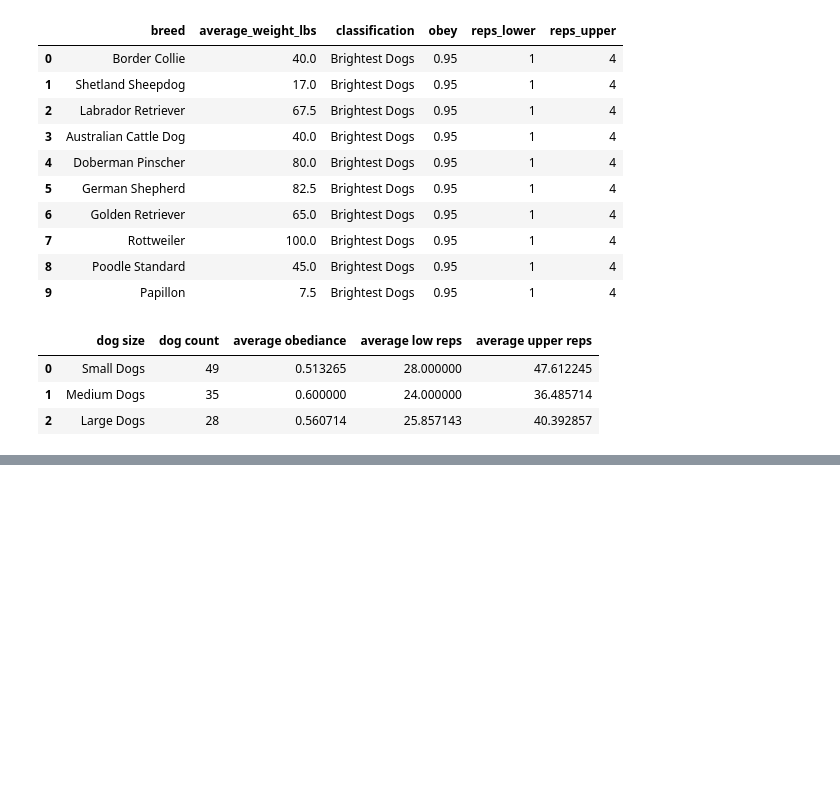
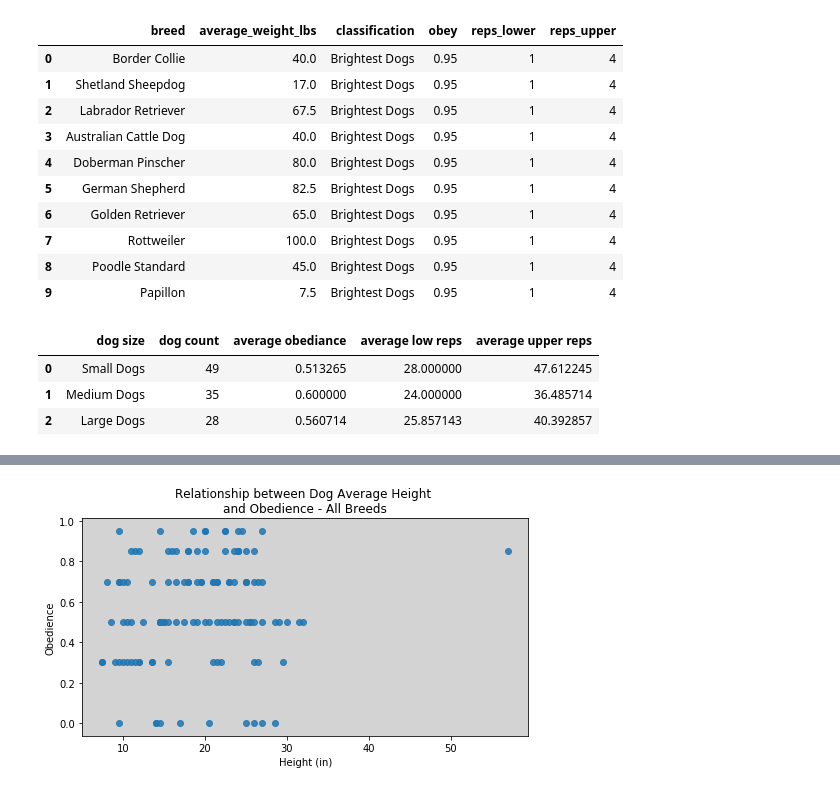
Before and after one commit to alissavokes/ETL-Dog-Intelligence, a Jupyter notebook: data_etl.ipynb, the cells around one changed output, grey strips where cells are left out. Cells and saved outputs as stored; diff of their text form; code cells hidden in the pictures; blank space fills up the shorter version.

```diff
--- a/data_etl.ipynb
+++ b/data_etl.ipynb
@@ -554,0 +551,11 @@ plt.show()
+# %%
+# all breeds - height vs obedience
+x = complete_dog_data['average_height_inches']
+o_ratio  = complete_dog_data['obey']
+x_title = 'Average Height'
+x_label = 'Height (in)'
+dog_group = 'All Breeds'
+
+x_vs_ob_scatter(x, o_ratio, x_title, x_label, dog_group)
+# %% [output]
+[figure, added]
```
Also changed, not shown: parts of 16 cells of this notebook, 12 other files.
